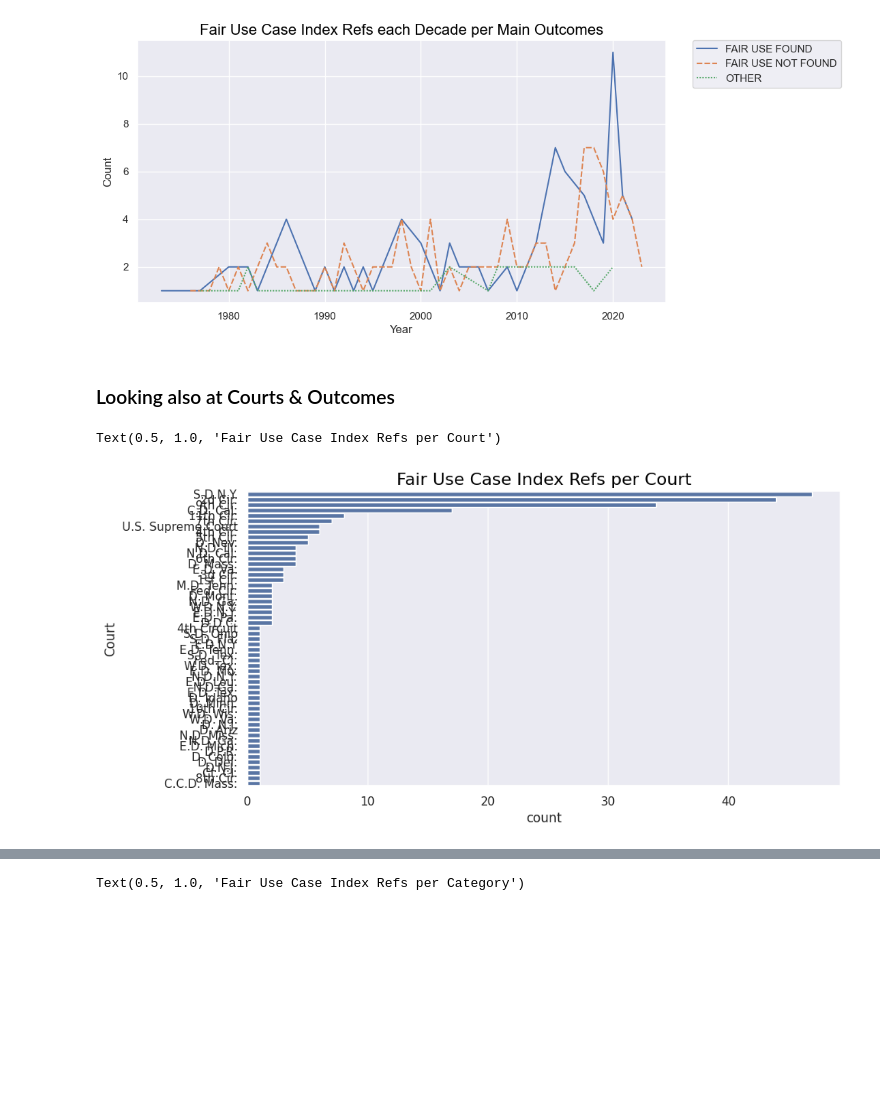
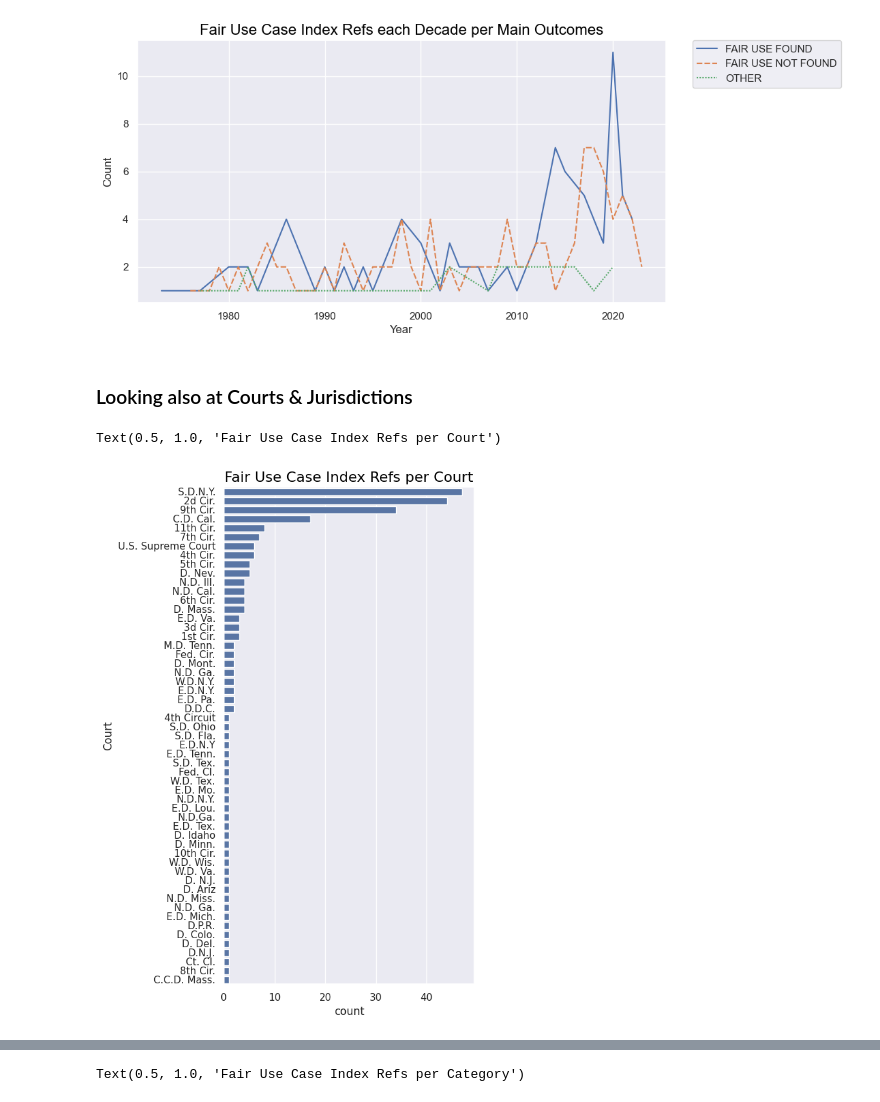
Before and after one commit to atnjqt/fair-use-index, a Jupyter notebook: analysis.ipynb, the cells around one changed output, grey strips where cells are left out. Cells and saved outputs as stored; diff of their text form; code cells hidden in the pictures; blank space fills up the shorter version.

```diff
--- a/analysis.ipynb
+++ b/analysis.ipynb
@@ -199,13 +199,13 @@ plt.legend(bbox_to_anchor=(1.05, 1), loc=2, borderaxespad=0.)
 <matplotlib.legend.Legend at 0x...>
 [figure]
 # %% [markdown]
-### Looking also at Courts & Outcomes
+### Looking also at Courts & Jurisdictions
 # %%
 # sns plot on court counts
-sns.set(rc={'figure.figsize':(10,5)})
+sns.set(rc={'figure.figsize':(5,10)})
 sns.set_style("darkgrid")
 title='Fair Use Case Index Refs per Court'
 sns.countplot(y='Court', data=df, order=df['Court'].value_counts().index).set_title(title, fontsize=16, color='black')
 # %% [output]
 Text(0.5, 1.0, 'Fair Use Case Index Refs per Court')
-[figure, old version]
+[figure, new version]
```
Also changed, not shown: parts of 4 cells of this notebook, 4 other files.
